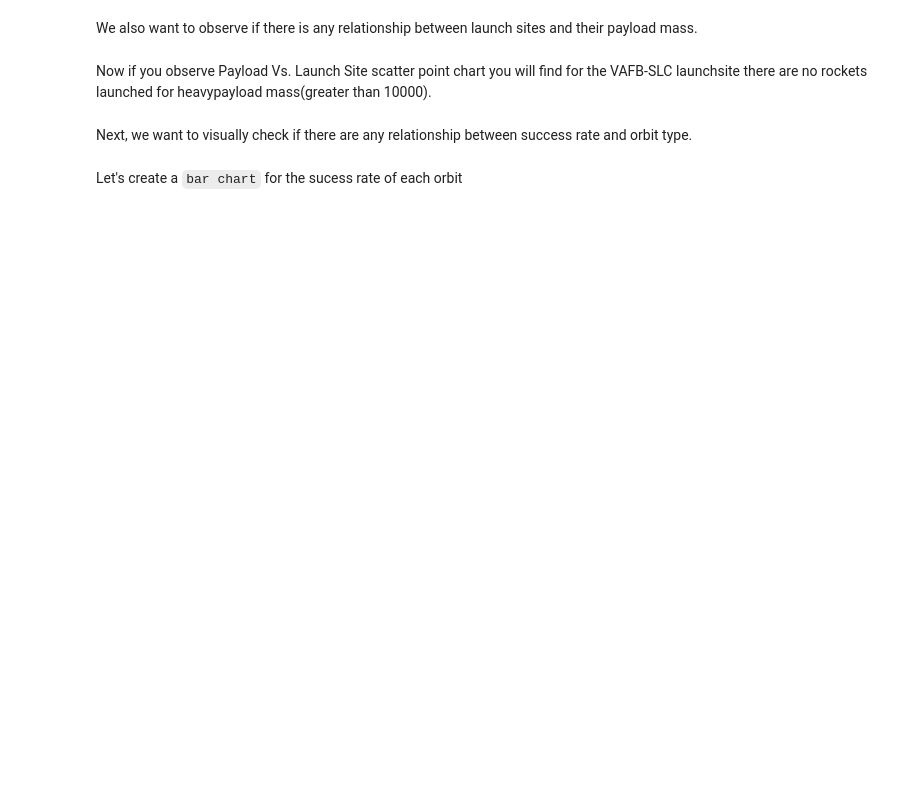
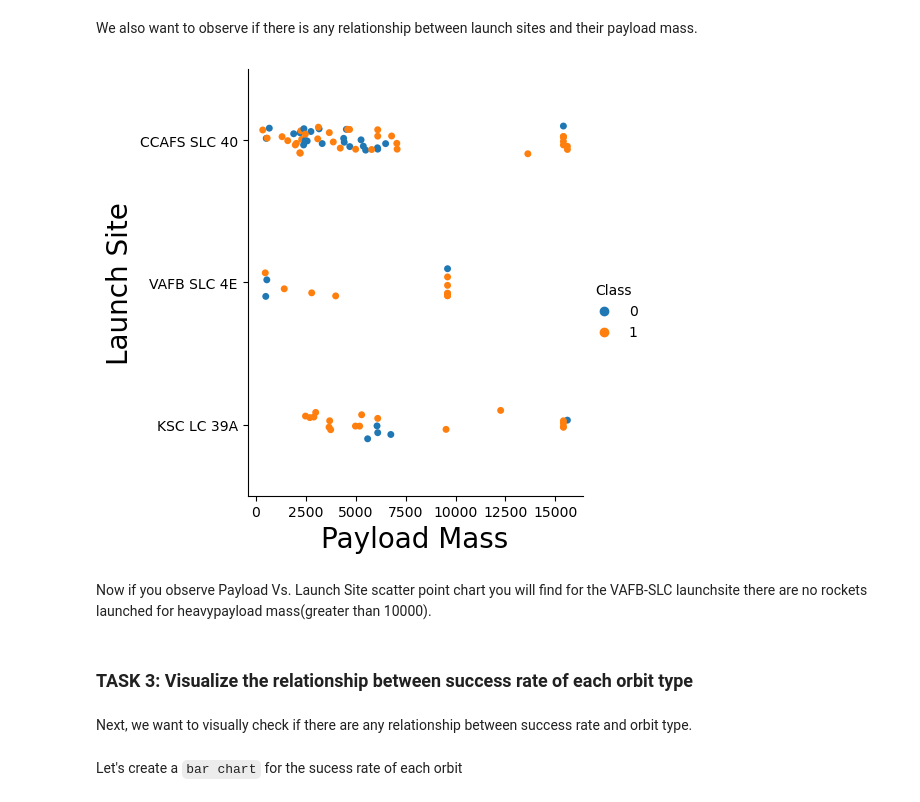
Before and after one commit to rsvinekar/Capstone-IBMDS, a Jupyter notebook: 05 Exploratory Analysis.ipynb, the cells around one changed output. Drawn from its saved outputs; the diff is of its cells as text; code cells hidden in the pictures; blank space fills up the shorter version.

```diff
--- a/05 Exploratory Analysis.ipynb
+++ b/05 Exploratory Analysis.ipynb
@@ -98,5 +104,11 @@ Now try to explain the patterns you found in the Flight Number vs. Launch Site s
 We also want to observe if there is any relationship between launch sites and their payload mass.
 # %%
 # Plot a scatter point chart with x axis to be Pay Load Mass (kg) and y axis to be the launch site, and hue to be the class value
+sns.catplot(y="LaunchSite",x="PayloadMass", hue='Class', data=df)
+plt.xlabel("Payload Mass",fontsize=20)
+plt.ylabel("Launch Site",fontsize=20)
+plt.show()
+# %% [output]
+[figure, added]
 # %% [markdown]
 Now if you observe Payload Vs. Launch Site scatter point chart you will find for the VAFB-SLC  launchsite there are no  rockets  launched for  heavypayload mass(greater than 10000).
@@ -105,3 +115,5 @@ Now if you observe Payload Vs. Launch Site scatter point chart you will find for
+# %% [markdown]
+### TASK  3: Visualize the relationship between success rate of each orbit type
 # %% [markdown]
 Next, we want to visually check if there are any relationship between success rate and orbit type.
 # %% [markdown]
```
Also changed, not shown: parts of 26 cells of this notebook, 5 other files.
